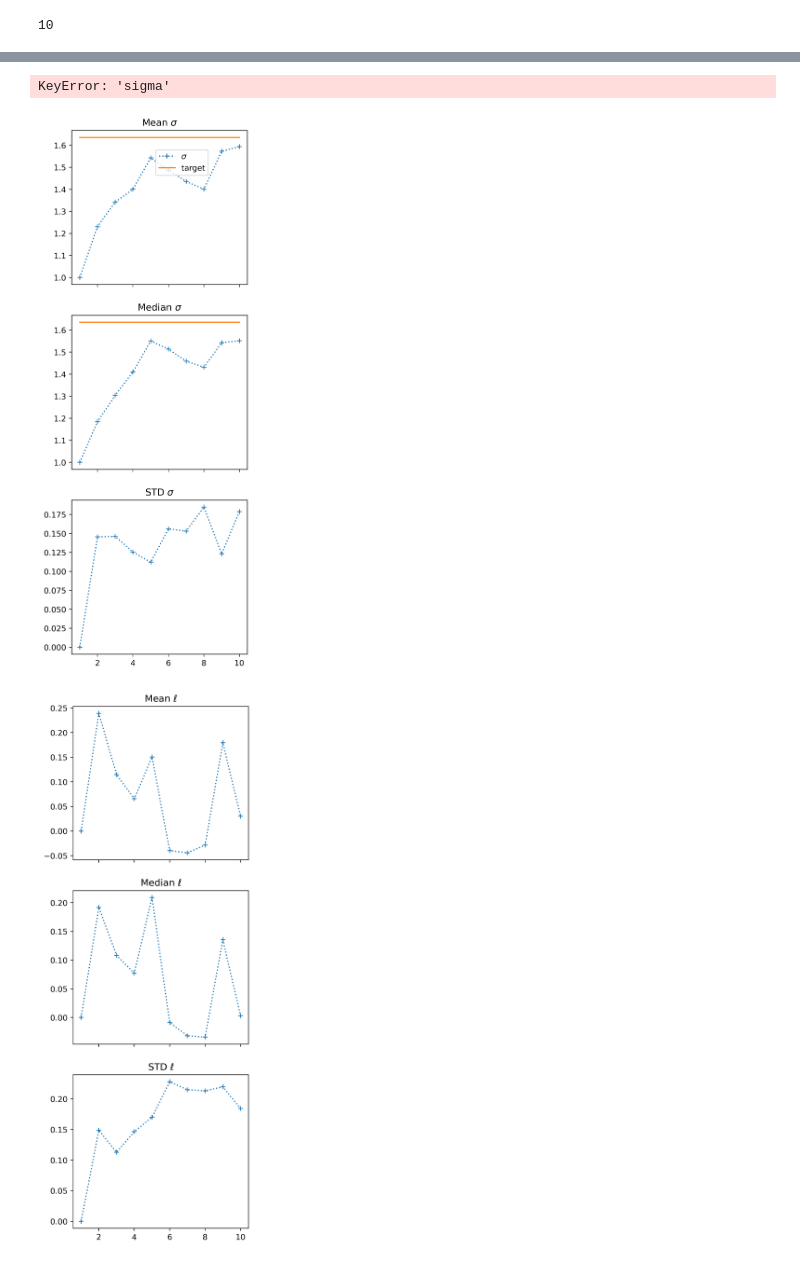
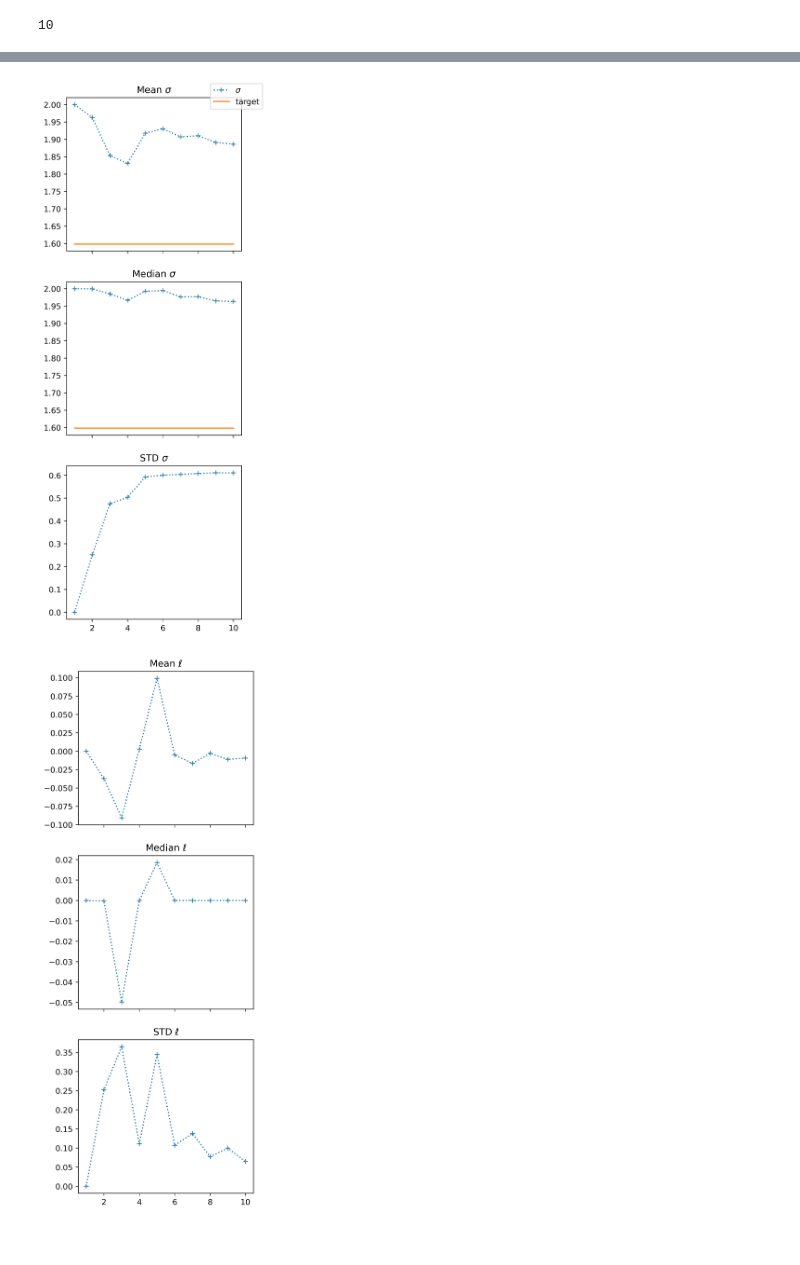
Before and after one commit to arashfahim/reduction-method-for-fully-nonlinear-PDEs, a Jupyter notebook: sigma_convergence.ipynb, the cells around one changed output, grey strips where cells are left out. Cells and saved outputs as stored; diff of their text form; code cells hidden in the pictures.

```diff
--- a/sigma_convergence.ipynb
+++ b/sigma_convergence.ipynb
@@ -149,7 +149,7 @@ def plot_ell(data,txt):
     ax[2].set_title(r'STD $\ell$');
     plt.savefig('ell_'+txt+'_'+str(data['pde']['dim'])+'.png');
 # %%
-for i  in range(40,45):
+for i  in range(30,32):
     file = os.path.join(path,files[i])
     print(file)
     with open(file, 'r') as f:
@@ -165,3 +162,2 @@ for i  in range(40,45):
-KeyError: 'sigma'
-[figure, old version]
+[figure, new version]
-[figure, old version]
+[figure, new version]
```
Also changed, not shown: parts of 3 cells of this notebook, 48 other files.
